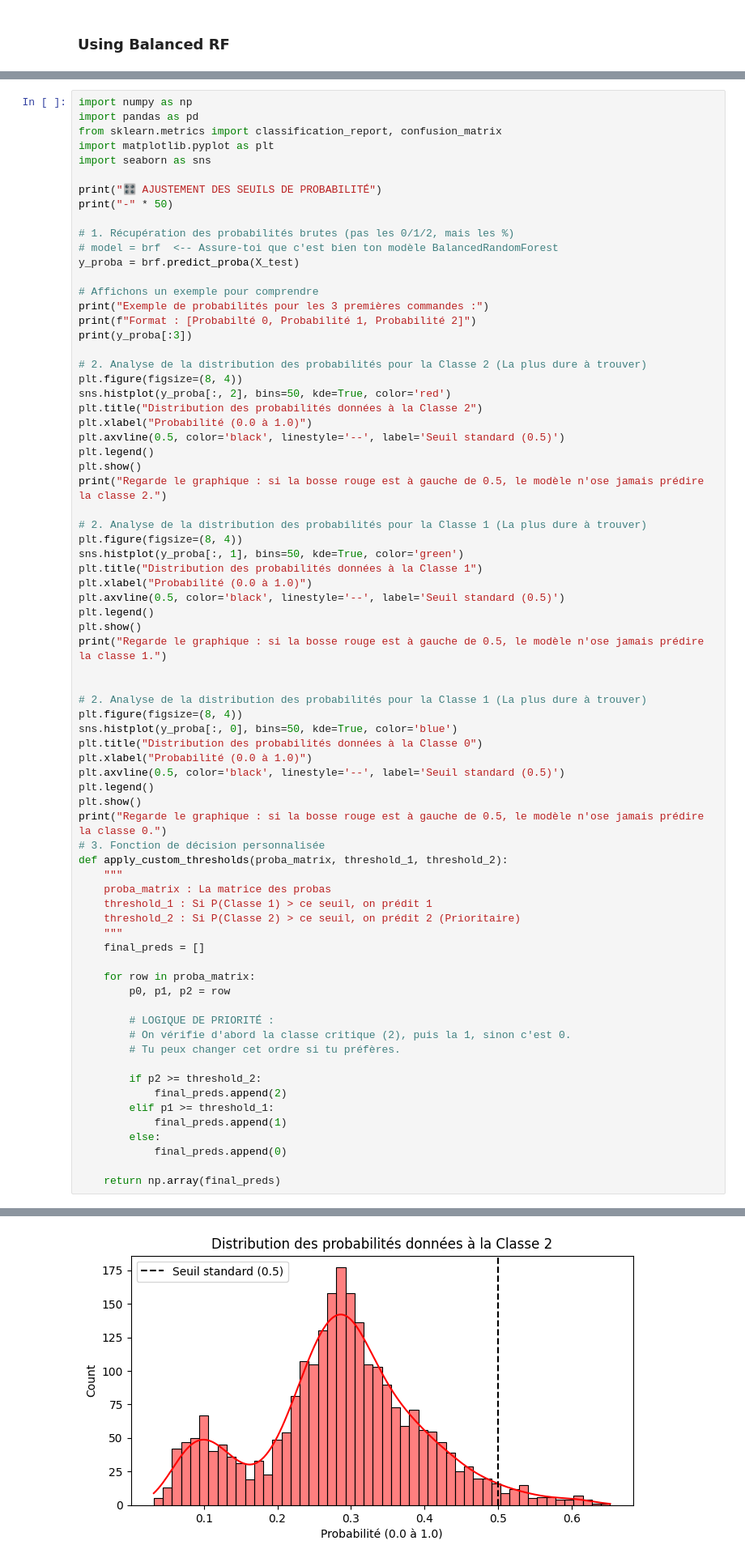
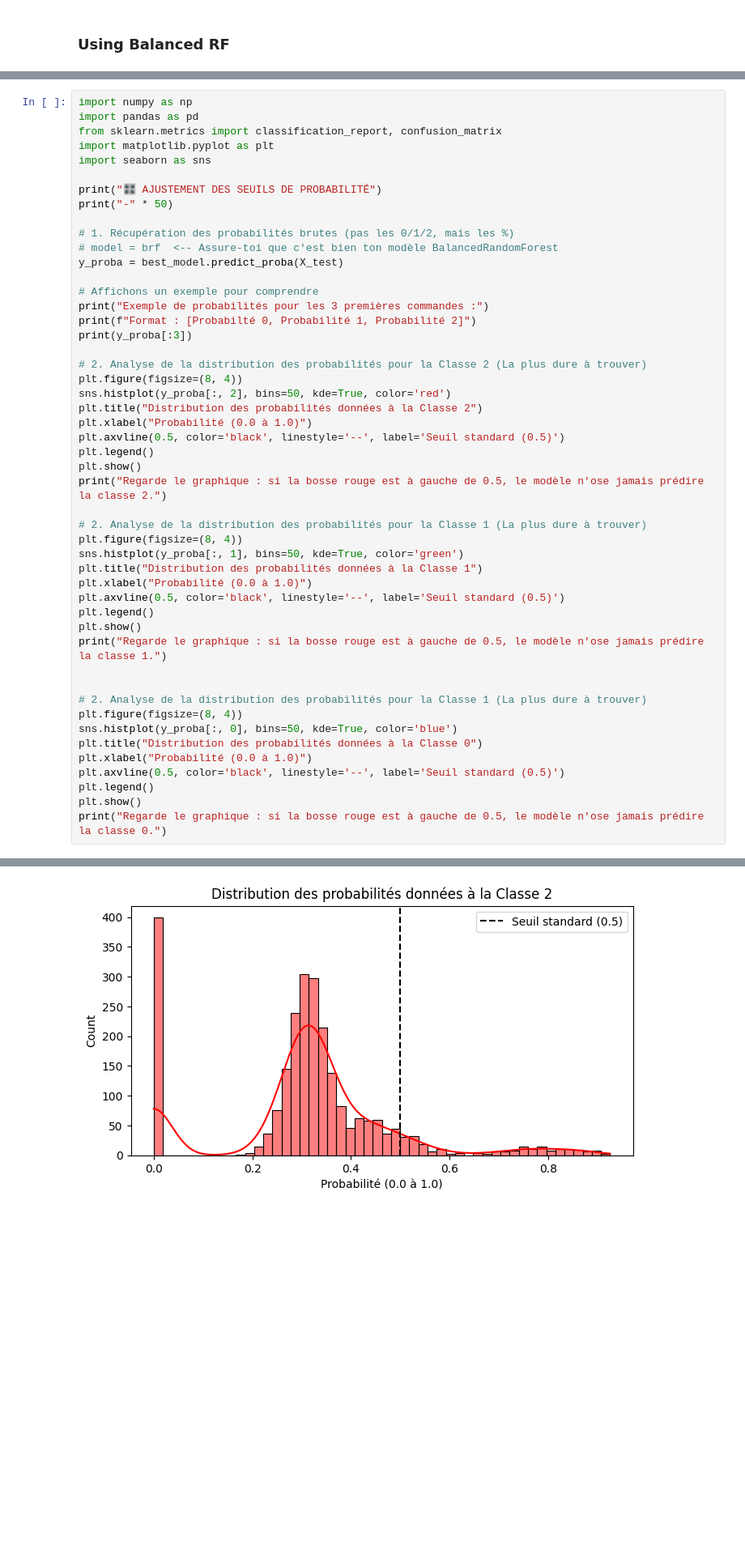
Before and after one commit to moubarik-ashraf/DS_Project, a Jupyter notebook: notebooks/02_modeling.ipynb, the cells around one changed output, grey strips where cells are left out. Shown: that part at 81% size. Drawn from its saved outputs; the diff is of its cells as text; blank space fills up the shorter version.

```diff
--- a/notebooks/02_modeling.ipynb
+++ b/notebooks/02_modeling.ipynb
@@ -426,7 +485,7 @@ print("-" * 50)
 
 # 1. Récupération des probabilités brutes (pas les 0/1/2, mais les %)
 # model = brf  <-- Assure-toi que c'est bien ton modèle BalancedRandomForest
-y_proba = brf.predict_proba(X_test)
+y_proba = best_model.predict_proba(X_test)
 
 # Affichons un exemple pour comprendre
 print("Exemple de probabilités pour les 3 premières commandes :")
@@ -463,30 +522,6 @@ plt.axvline(0.5, color='black', linestyle='--', label='Seuil standard (0.5)')
 plt.legend()
 plt.show()
 print("Regarde le graphique : si la bosse rouge est à gauche de 0.5, le modèle n'ose jamais prédire la classe 0.")
-# 3. Fonction de décision personnalisée
-def apply_custom_thresholds(proba_matrix, threshold_1, threshold_2):
-    """
-    proba_matrix : La matrice des probas
-    threshold_1 : Si P(Classe 1) > ce seuil, on prédit 1
-    threshold_2 : Si P(Classe 2) > ce seuil, on prédit 2 (Prioritaire)
-    """
-    final_preds = []
-
-    for row in proba_matrix:
-        p0, p1, p2 = row
-
-        # LOGIQUE DE PRIORITÉ :
-        # On vérifie d'abord la classe critique (2), puis la 1, sinon c'est 0.
-        # Tu peux changer cet ordre si tu préfères.
-
-        if p2 >= threshold_2:
-            final_preds.append(2)
-        elif p1 >= threshold_1:
-            final_preds.append(1)
-        else:
-            final_preds.append(0)
-
-    return np.array(final_preds)
 # %% [output]
 🎛️ AJUSTEMENT DES SEUILS DE PROBABILITÉ
 --------------------------------------------------
@@ -498,2 +533,2 @@ Format : [Probabilté 0, Probabilité 1, Probabilité 2]
-[figure, old version]
+[figure, new version]
 Regarde le graphique : si la bosse rouge est à gauche de 0.5, le modèle n'ose jamais prédire la classe 2.
```
Also changed, not shown: parts of 23 cells of this notebook.
